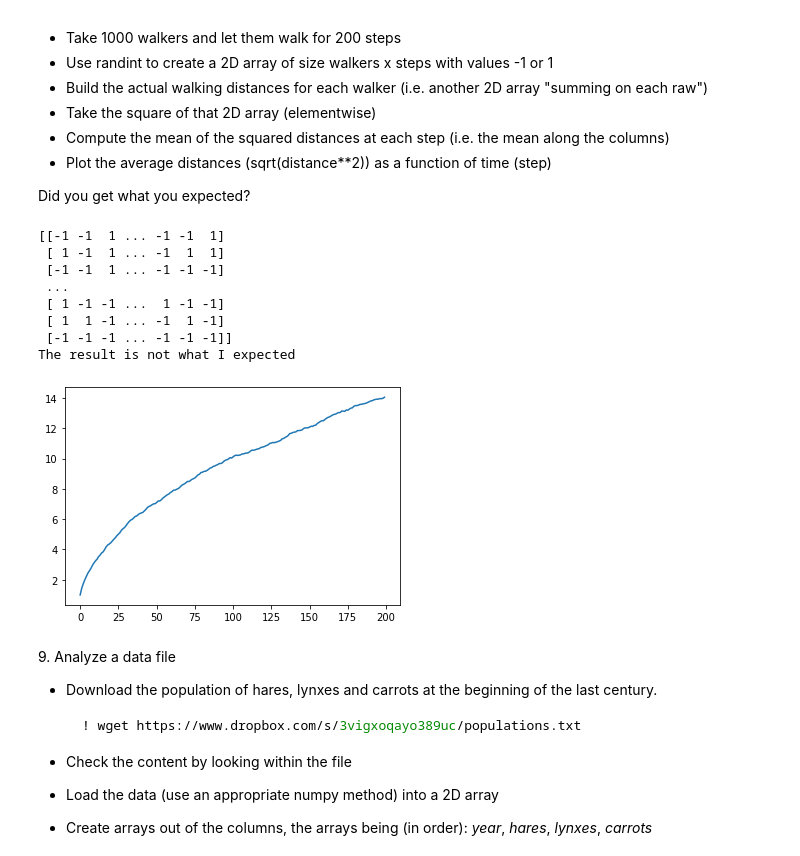
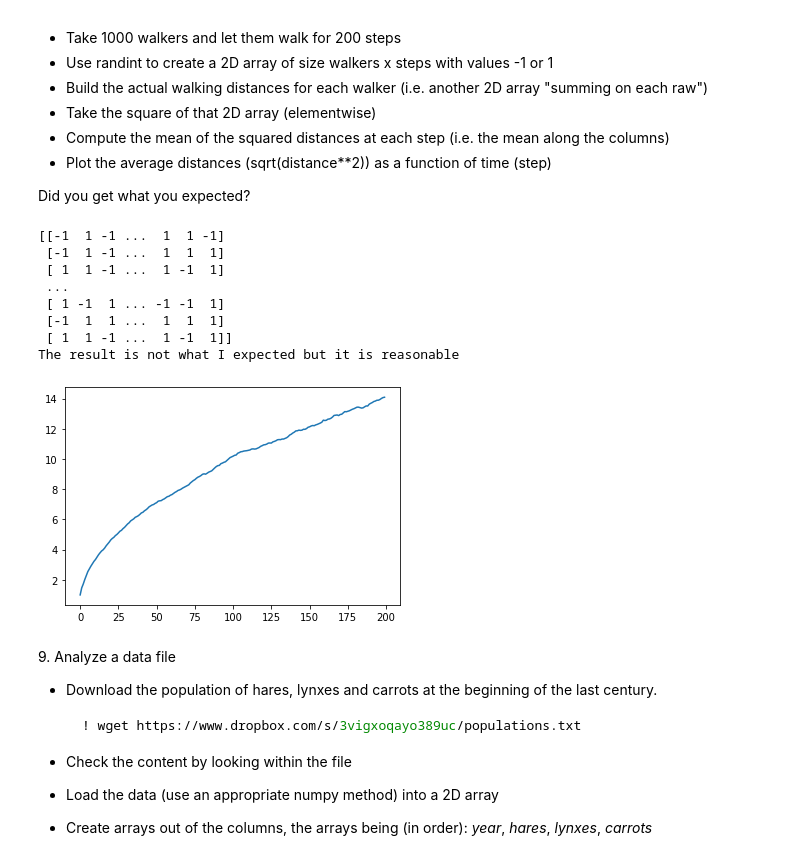
Before and after one commit to donaldssh/LaboratoryOfComputationalPhysics_Y3, a Jupyter notebook: 03ex_Numpy.ipynb, the cells around one changed output. Saved outputs shown, nothing was run; the diff lists cells and outputs as text; code cells hidden in the pictures.

```diff
--- a/03ex_Numpy.ipynb
+++ b/03ex_Numpy.ipynb
@@ -237,34 +237,31 @@ Did you get what you expected?
 # %%
 n_walkers = 1000
 steps = 200
 
 walkers = (np.round(np.random.random((n_walkers,steps))).astype(int))*2-1
 print(walkers)
-# print(walkers.shape)
 
 d = np.cumsum(walkers, axis = 1)
 
 dsquared = np.power(d, 2)
-# print(dsquared.shape)
 
 mean_steps = np.average(dsquared, axis = 0)
-# print(mean_steps.shape)
 
-avg_d = np.power(mean_steps, 1/2)
+avg_d = np.sqrt(mean_steps)
 
 plt.plot(np.arange(200), avg_d)
 
-print("The result is not what I expected")
+print("The result is not what I expected but it is reasonable")
 # %% [output]
-[[-1 -1  1 ... -1 -1  1]
- [ 1 -1  1 ... -1  1  1]
- [-1 -1  1 ... -1 -1 -1]
+[[-1  1 -1 ...  1  1 -1]
+ [-1  1 -1 ...  1  1  1]
+ [ 1  1 -1 ...  1 -1  1]
  ...
- [ 1 -1 -1 ...  1 -1 -1]
- [ 1  1 -1 ... -1  1 -1]
- [-1 -1 -1 ... -1 -1 -1]]
-The result is not what I expected
+ [ 1 -1  1 ... -1 -1  1]
+ [-1  1  1 ...  1  1  1]
+ [ 1  1 -1 ...  1 -1  1]]
+The result is not what I expected but it is reasonable
-[figure, old version]
+[figure, new version]
 # %% [markdown]
 9\. Analyze a data file
   * Download the population of hares, lynxes and carrots at the beginning of the last century.
```
Also changed, not shown: parts of 4 cells of this notebook.
